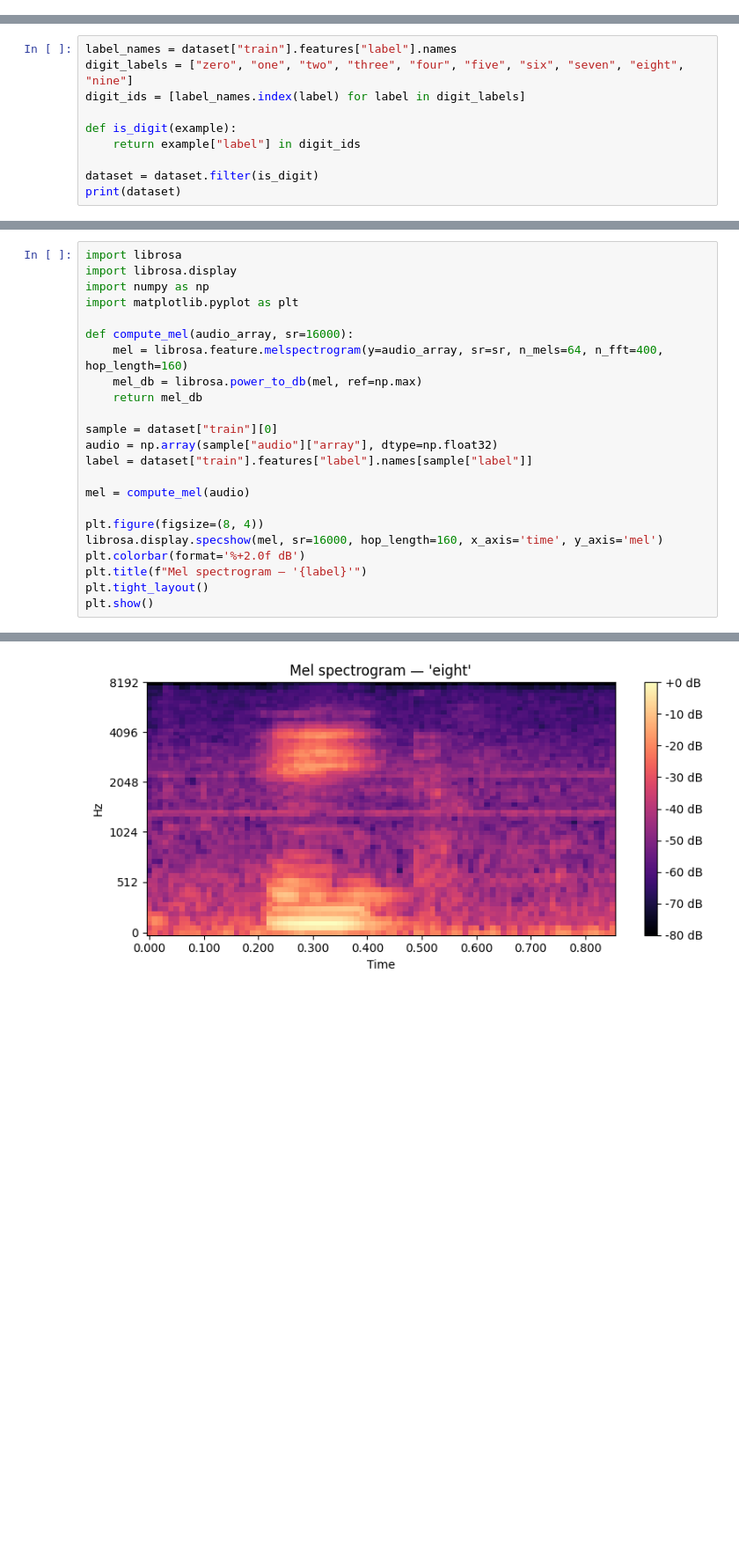
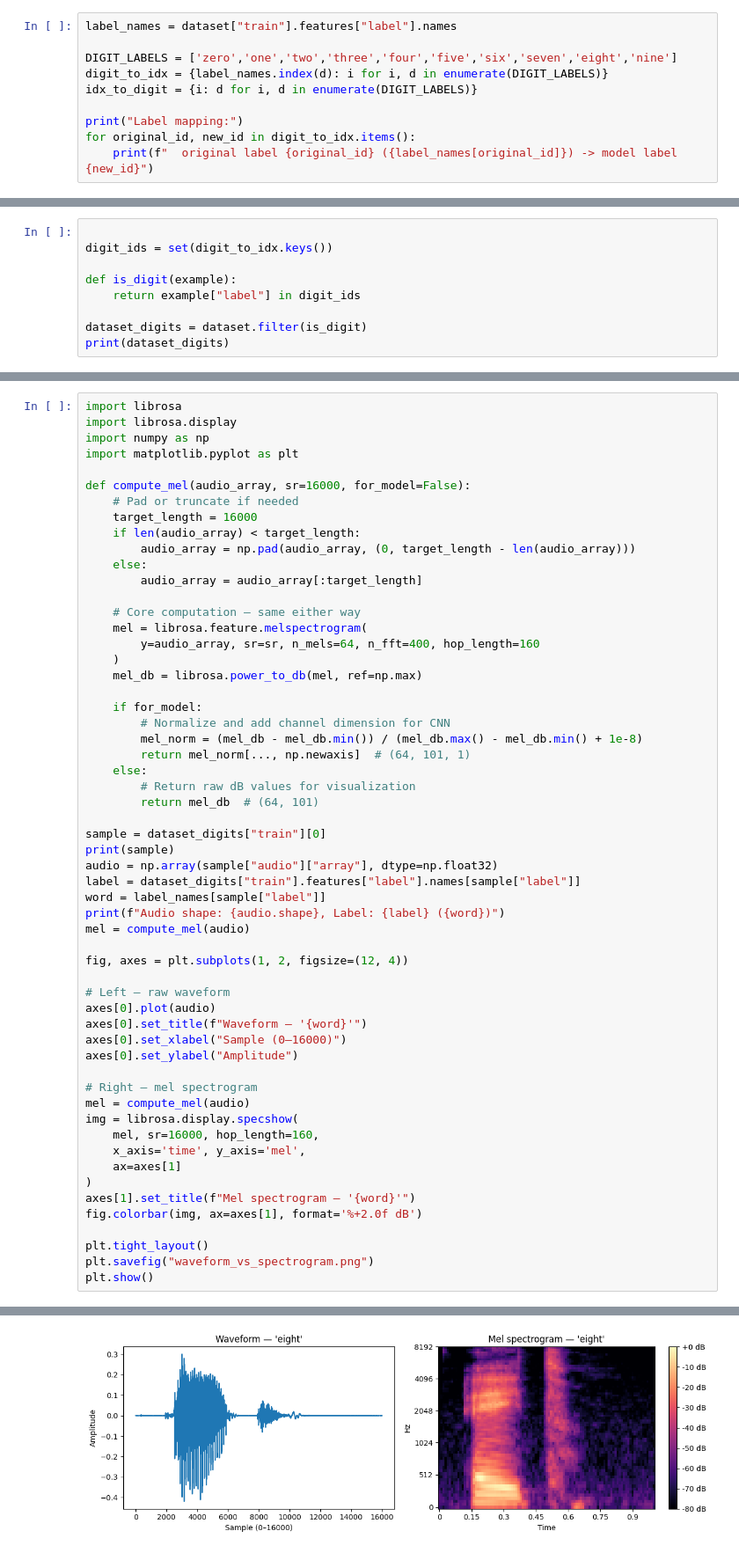
Before and after one commit to NicolasCatoiu/DAT255-Project-V26-Gr30, a Jupyter notebook: notebooks/exploration.ipynb, the cells around one changed output, grey strips where cells are left out. Shown at 88% size. Saved outputs shown, nothing was run; the diff lists cells and outputs as text; blank space fills up the shorter version.

```diff
--- a/notebooks/exploration.ipynb
+++ b/notebooks/exploration.ipynb
@@ -32,3 +32,13 @@ dict_keys(['train', 'validation', 'test'])
 {'file': 'eight/2ce7534c_nohash_1.wav', 'audio': {'path': 'eight/2ce7534c_nohash_1.wav', 'array': array([-0.00076294, -0.00201416, -0.00204468, ..., -0.00439453,
        -0.00189209, -0.00115967], shape=(16000,)), 'sampling_rate': 16000}, 'label': 18, 'is_unknown': True, 'speaker_id': '2ce7534c', 'utterance_id': 1}
 Label names: ['yes', 'no', 'up', 'down', 'left', 'right', 'on', 'off', 'stop', 'go', 'zero', 'one', 'two', 'three', 'four', 'five', 'six', 'seven', 'eight', 'nine', 'bed', 'bird', 'cat', 'dog', 'happy ...
+# %%
+label_names = dataset["train"].features["label"].names
+
+DIGIT_LABELS = ['zero','one','two','three','four','five','six','seven','eight','nine']
+digit_to_idx = {label_names.index(d): i for i, d in enumerate(DIGIT_LABELS)}
+idx_to_digit = {i: d for i, d in enumerate(DIGIT_LABELS)}
+
+print("Label mapping:")
+for original_id, new_id in digit_to_idx.items():
+    print(f"  original label {original_id} ({label_names[original_id]}) -> model label {new_id}")
@@ -35,13 +57,12 @@ Label names: ['yes', 'no', 'up', 'down', 'left', 'right', 'on', 'off', 'stop', '
 # %%
-label_names = dataset["train"].features["label"].names
-digit_labels = ["zero", "one", "two", "three", "four", "five", "six", "seven", "eight", "nine"]
-digit_ids = [label_names.index(label) for label in digit_labels]
+
+digit_ids = set(digit_to_idx.keys())
 
 def is_digit(example):
     return example["label"] in digit_ids
 
-dataset = dataset.filter(is_digit)
-print(dataset)
+dataset_digits = dataset.filter(is_digit)
+print(dataset_digits)
 # %% [output]
 DatasetDict({
     train: Dataset({
@@ -78,21 +116,55 @@ import librosa.display
 import numpy as np
 import matplotlib.pyplot as plt
 
-def compute_mel(audio_array, sr=16000):
-    mel = librosa.feature.melspectrogram(y=audio_array, sr=sr, n_mels=64, n_fft=400, hop_length=160)
+def compute_mel(audio_array, sr=16000, for_model=False):
+    # Pad or truncate if needed
+    target_length = 16000
+    if len(audio_array) < target_length:
+        audio_array = np.pad(audio_array, (0, target_length - len(audio_array)))
+    else:
+        audio_array = audio_array[:target_length]
+
+    # Core computation — same either way
+    mel = librosa.feature.melspectrogram(
+        y=audio_array, sr=sr, n_mels=64, n_fft=400, hop_length=160
+    )
     mel_db = librosa.power_to_db(mel, ref=np.max)
-    return mel_db
 
-sample = dataset["train"][0]
+    if for_model:
+        # Normalize and add channel dimension for CNN
+        mel_norm = (mel_db - mel_db.min()) / (mel_db.max() - mel_db.min() + 1e-8)
+        return mel_norm[..., np.newaxis]  # (64, 101, 1)
+    else:
+        # Return raw dB values for visualization
+        return mel_db  # (64, 101)
+
+sample = dataset_digits["train"][0]
+print(sample)
 audio = np.array(sample["audio"]["array"], dtype=np.float32)
-label = dataset["train"].features["label"].names[sample["label"]]
-
+label = dataset_digits["train"].features["label"].names[sample["label"]]
+word = label_names[sample["label"]]
+print(f"Audio shape: {audio.shape}, Label: {label} ({word})")
 mel = compute_mel(audio)
 
-plt.figure(figsize=(8, 4))
-librosa.display.specshow(mel, sr=16000, hop_length=160, x_axis='time', y_axis='mel')
-plt.colorbar(format='%+2.0f dB')
-plt.title(f"Mel spectrogram — '{label}'")
+fig, axes = plt.subplots(1, 2, figsize=(12, 4))
+
+# Left — raw waveform
+axes[0].plot(audio)
+axes[0].set_title(f"Waveform — '{word}'")
+axes[0].set_xlabel("Sample (0–16000)")
+axes[0].set_ylabel("Amplitude")
+
+# Right — mel spectrogram
+mel = compute_mel(audio)
+img = librosa.display.specshow(
+    mel, sr=16000, hop_length=160,
+    x_axis='time', y_axis='mel',
+    ax=axes[1]
+)
+axes[1].set_title(f"Mel spectrogram — '{word}'")
+fig.colorbar(img, ax=axes[1], format='%+2.0f dB')
+
 plt.tight_layout()
+plt.savefig("waveform_vs_spectrogram.png")
 plt.show()
 # %% [output]
@@ -99 +174 @@ plt.show()
-[figure, old version]
+[figure, new version]
```
Also changed, not shown: parts of 10 cells of this notebook, 2 other files.
